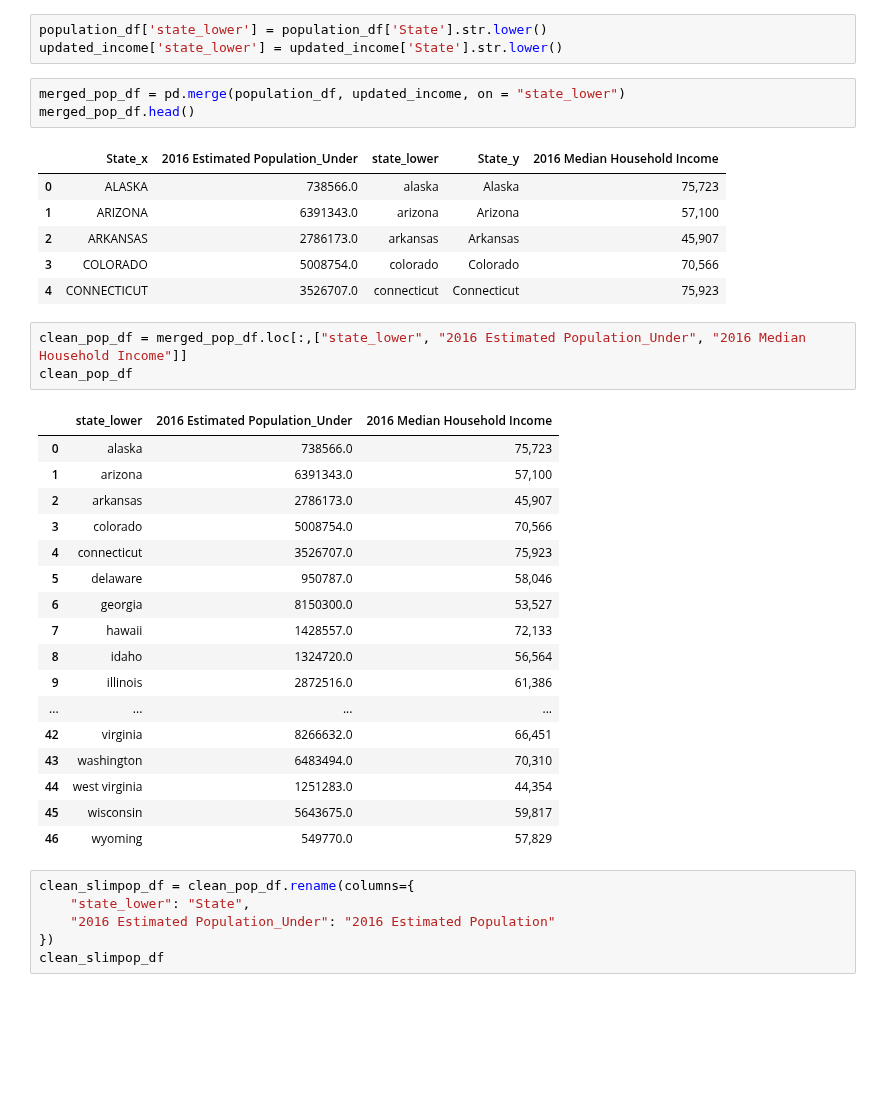
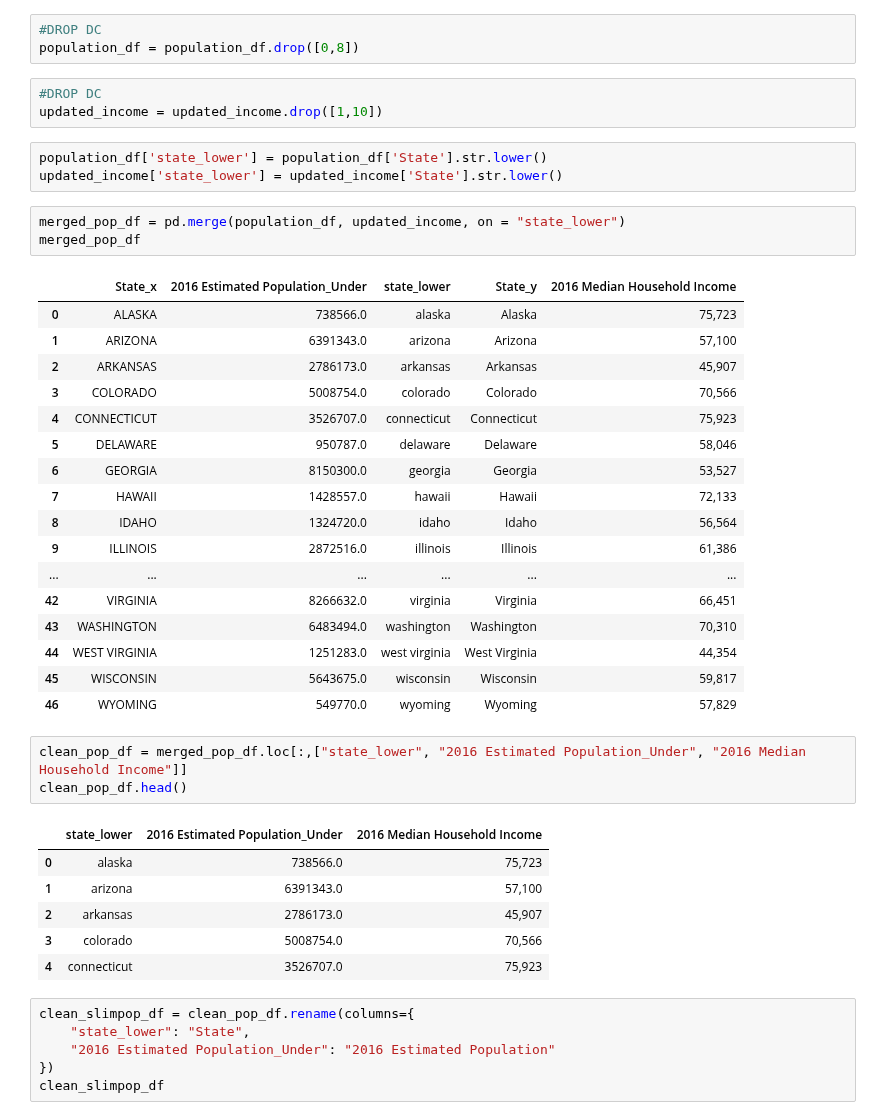
Before and after one commit to sjuarez382/UCI-Group_Project_1-Team9, a Jupyter notebook: State_Crime_Updated.ipynb, the cells around one changed output. Drawn from its saved outputs; the diff is of its cells as text; blank space fills up the shorter version.

```diff
--- a/State_Crime_Updated.ipynb
+++ b/State_Crime_Updated.ipynb
@@ -287,22 +287,39 @@ population_df
 | 48 | WEST VIRGINIA | 1251283.0 |
 | 49 | WISCONSIN | 5643675.0 |
 | 50 | WYOMING | 549770.0 |
+# %%
+#DROP DC
+population_df = population_df.drop([0,8])
+# %%
+#DROP DC
+updated_income = updated_income.drop([1,10])
 # %%
 population_df['state_lower'] = population_df['State'].str.lower()
 updated_income['state_lower'] = updated_income['State'].str.lower()
 # %%
 merged_pop_df = pd.merge(population_df, updated_income, on = "state_lower")
-merged_pop_df.head()
+merged_pop_df
 # %% [output]
 |  | State_x | 2016 Estimated Population_Under | state_lower | State_y | 2016 Median Household Income |
 | 0 | ALASKA | 738566.0 | alaska | Alaska | 75,723 |
 | 1 | ARIZONA | 6391343.0 | arizona | Arizona | 57,100 |
 | 2 | ARKANSAS | 2786173.0 | arkansas | Arkansas | 45,907 |
 | 3 | COLORADO | 5008754.0 | colorado | Colorado | 70,566 |
 | 4 | CONNECTICUT | 3526707.0 | connecticut | Connecticut | 75,923 |
+| 5 | DELAWARE | 950787.0 | delaware | Delaware | 58,046 |
+| 6 | GEORGIA | 8150300.0 | georgia | Georgia | 53,527 |
+| 7 | HAWAII | 1428557.0 | hawaii | Hawaii | 72,133 |
+| 8 | IDAHO | 1324720.0 | idaho | Idaho | 56,564 |
+| 9 | ILLINOIS | 2872516.0 | illinois | Illinois | 61,386 |
+| ... | ... | ... | ... | ... | ... |
+| 42 | VIRGINIA | 8266632.0 | virginia | Virginia | 66,451 |
+| 43 | WASHINGTON | 6483494.0 | washington | Washington | 70,310 |
+| 44 | WEST VIRGINIA | 1251283.0 | west virginia | West Virginia | 44,354 |
+| 45 | WISCONSIN | 5643675.0 | wisconsin | Wisconsin | 59,817 |
+| 46 | WYOMING | 549770.0 | wyoming | Wyoming | 57,829 |
 # %%
 clean_pop_df = merged_pop_df.loc[:,["state_lower", "2016 Estimated Population_Under", "2016 Median Household Income"]]
-clean_pop_df
+clean_pop_df.head()
 # %% [output]
 |  | state_lower | 2016 Estimated Population_Under | 2016 Median Household Income |
 | 0 | alaska | 738566.0 | 75,723 |
@@ -310,17 +327,6 @@ clean_pop_df
 | 2 | arkansas | 2786173.0 | 45,907 |
 | 3 | colorado | 5008754.0 | 70,566 |
 | 4 | connecticut | 3526707.0 | 75,923 |
-| 5 | delaware | 950787.0 | 58,046 |
-| 6 | georgia | 8150300.0 | 53,527 |
-| 7 | hawaii | 1428557.0 | 72,133 |
-| 8 | idaho | 1324720.0 | 56,564 |
-| 9 | illinois | 2872516.0 | 61,386 |
-| ... | ... | ... | ... |
-| 42 | virginia | 8266632.0 | 66,451 |
-| 43 | washington | 6483494.0 | 70,310 |
-| 44 | west virginia | 1251283.0 | 44,354 |
-| 45 | wisconsin | 5643675.0 | 59,817 |
-| 46 | wyoming | 549770.0 | 57,829 |
 # %%
 clean_slimpop_df = clean_pop_df.rename(columns={
     "state_lower": "State",
```
Also changed, not shown: parts of 10 cells of this notebook.
